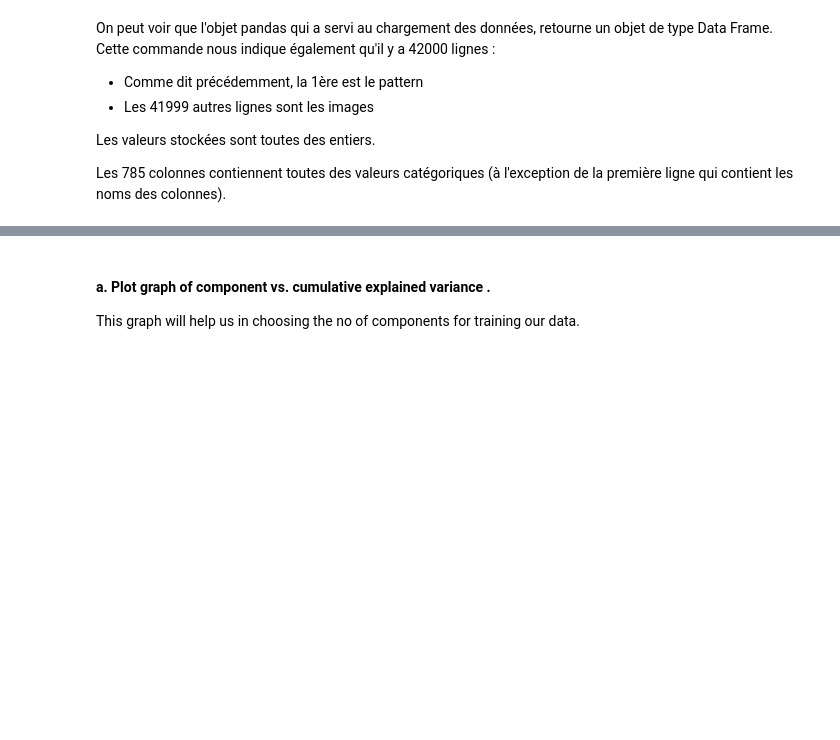
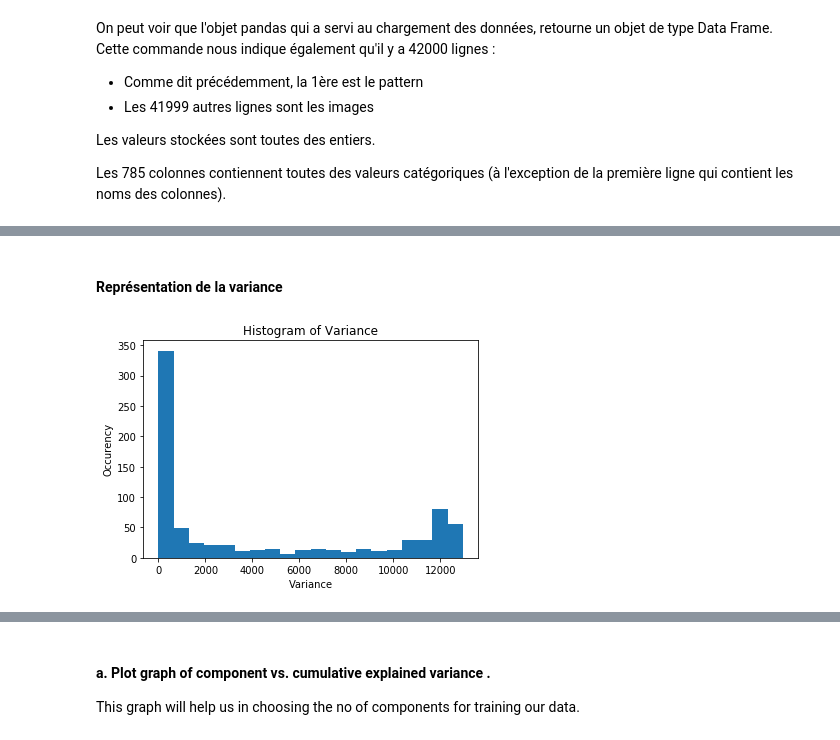
Before and after one commit to jnguyen1192/First-Kaggle-Notebook, a Jupyter notebook: kernel.ipynb, the cells around one changed output, grey strips where cells are left out. Cells and saved outputs as stored; diff of their text form; code cells hidden in the pictures; blank space fills up the shorter version.

```diff
--- a/kernel.ipynb
+++ b/kernel.ipynb
@@ -282,0 +245,11 @@ NameError: name 'Train' is not defined
+# %% [markdown]
+#### Représentation de la variance
+# %%
+variance_hist = np.var(X, axis = 0)
+plt.hist(variance_hist, 20)
+plt.title("Histogram of Variance")
+plt.xlabel("Variance")
+plt.ylabel("Occurency")
+plt.show()
+# %% [output]
+[figure, added]
```
Also changed, not shown: parts of 54 cells of this notebook.
